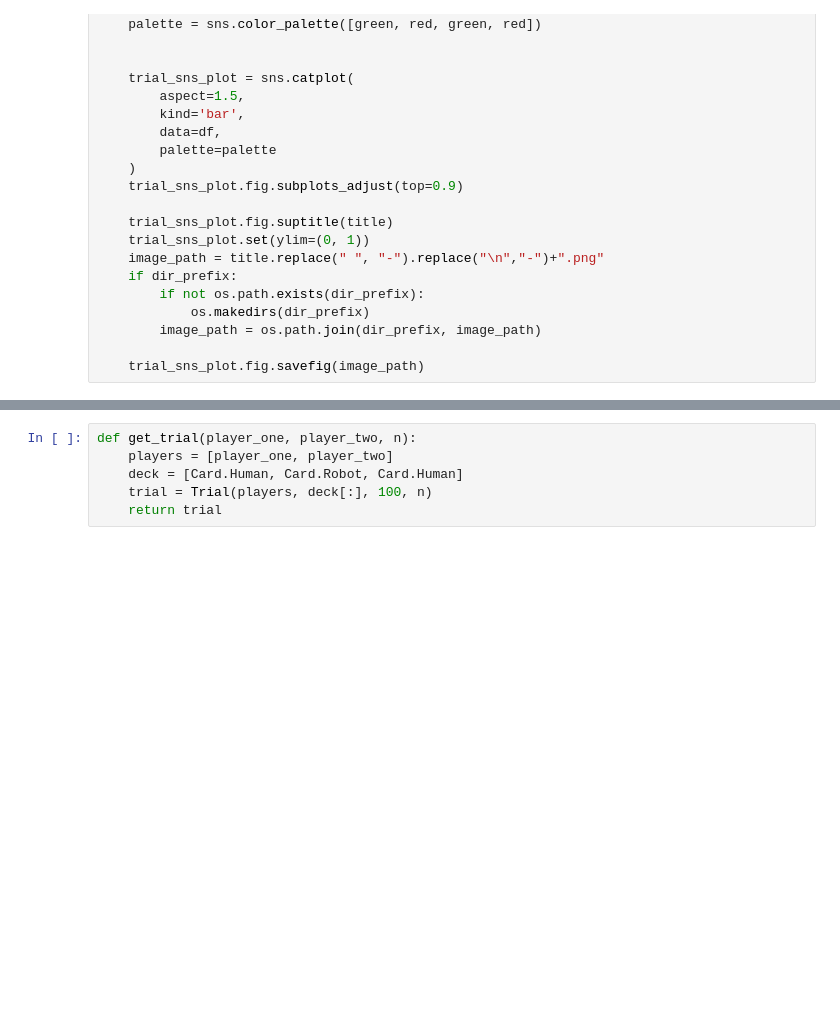
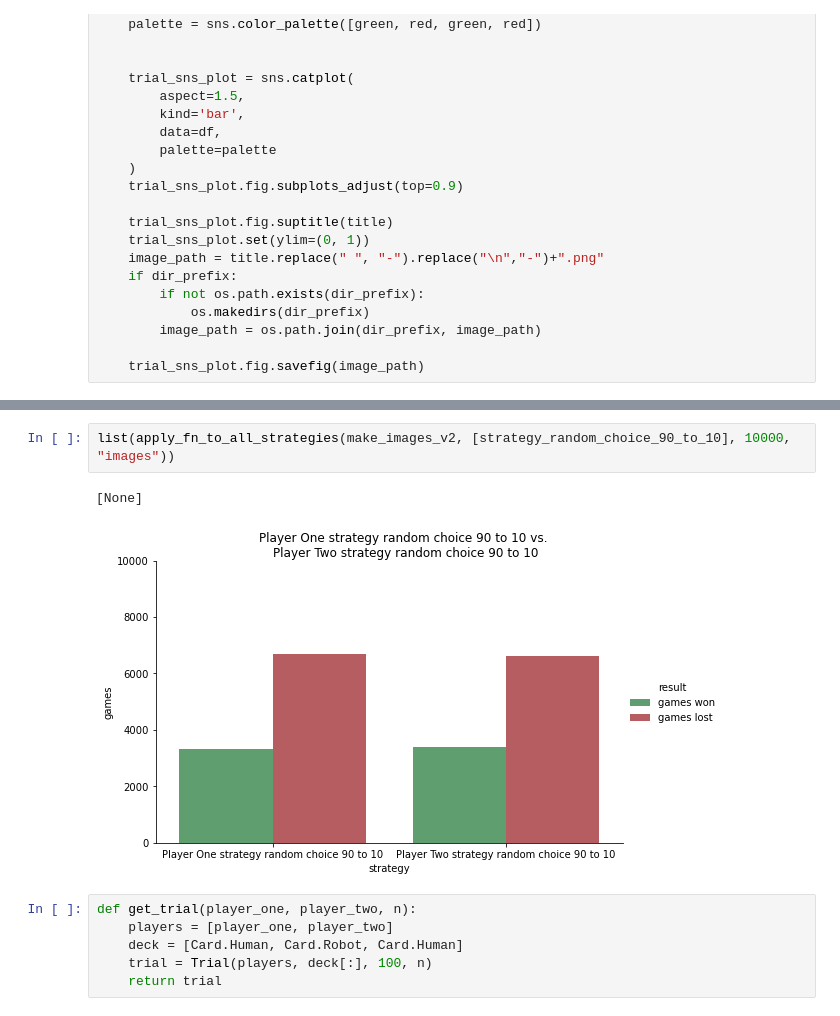
Before and after one commit to brevdev/AreYouARobot, a Jupyter notebook: work/ayar.ipynb, the cells around one changed output, grey strips where cells are left out. Drawn from its saved outputs; the diff is of its cells as text; blank space fills up the shorter version.

```diff
--- a/work/ayar.ipynb
+++ b/work/ayar.ipynb
@@ -1324,3 +1379,8 @@ list(apply_fn_to_all_strategies(make_images_v2, basic_strats, 100, "images"))
+# %%
+list(apply_fn_to_all_strategies(make_images_v2, [strategy_random_choice_90_to_10], 10000, "images"))
+# %% [output]
+[None]
+[figure, added]
 # %%
 def get_trial(player_one, player_two, n):
     players = [player_one, player_two]
```
Also changed, not shown: parts of 15 cells of this notebook, 4 other files.
